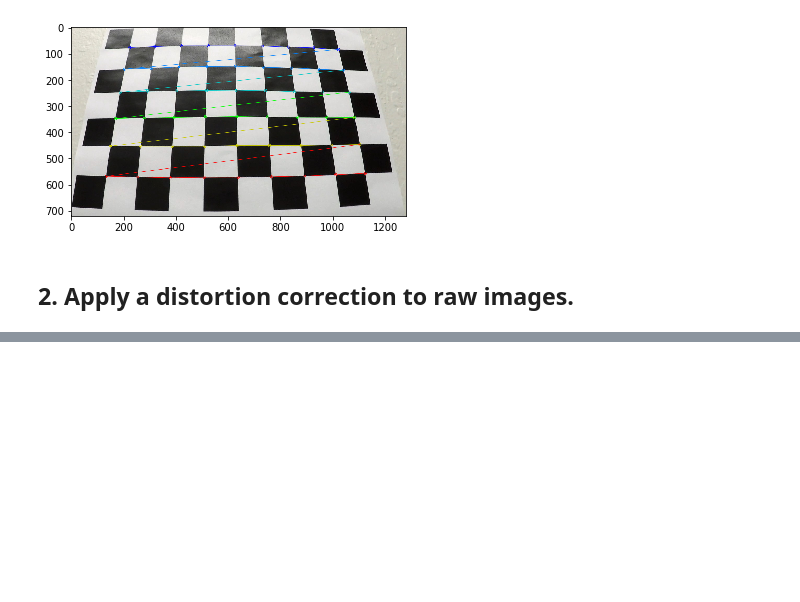
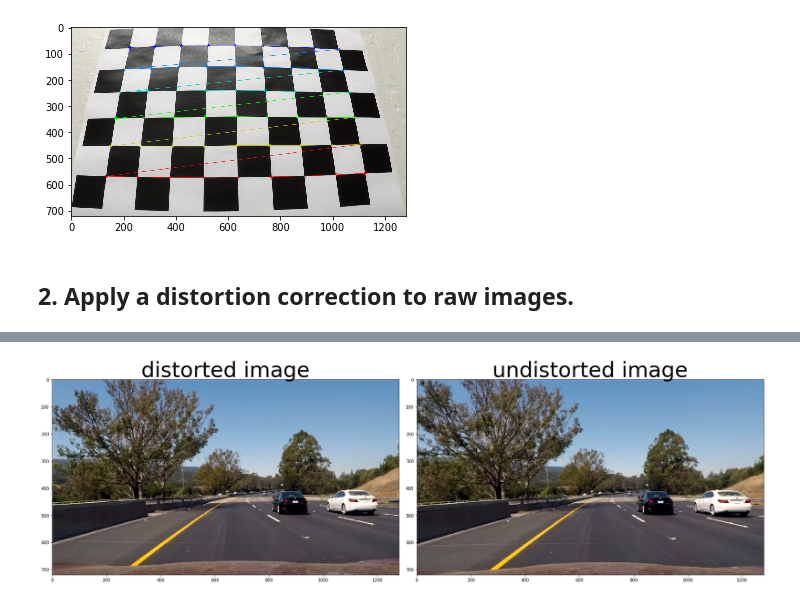
Before and after one commit to magedhassan/CarND-Advanced-Lane-Lines, a Jupyter notebook: advanced-lane-lines.ipynb, the cells around one changed output, grey strips where cells are left out. Saved outputs shown, nothing was run; the diff lists cells and outputs as text; code cells hidden in the pictures; blank space fills up the shorter version.

```diff
--- a/advanced-lane-lines.ipynb
+++ b/advanced-lane-lines.ipynb
@@ -111,0 +224,14 @@ Text(0.5,1,'undistorted image')
+# %%
+# read_image()
+def read_image(im_path):
+    img = mpimg.imread(im_path)
+    return img
+
+im_path = 'test_images/test6.jpg'
+img = read_image(im_path)
+#plt.imshow(img)
+# %%
+# undistort_image()
+undistorted_image = undistort_image(img, mtx, dist)
+# %% [output]
+[figure, added]
```
Also changed, not shown: parts of 13 cells of this notebook.
